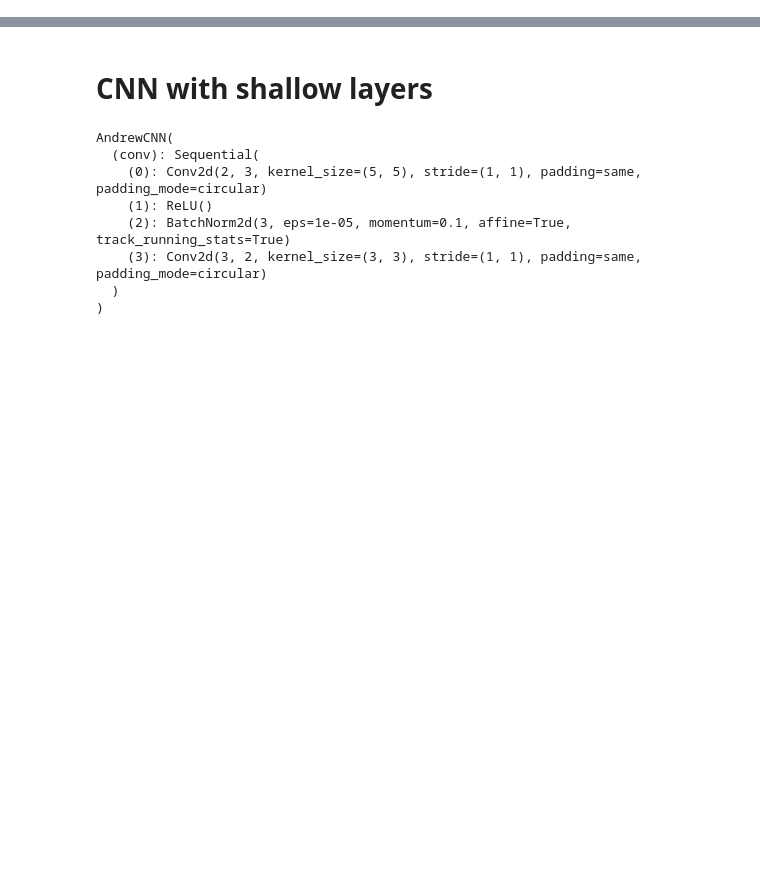
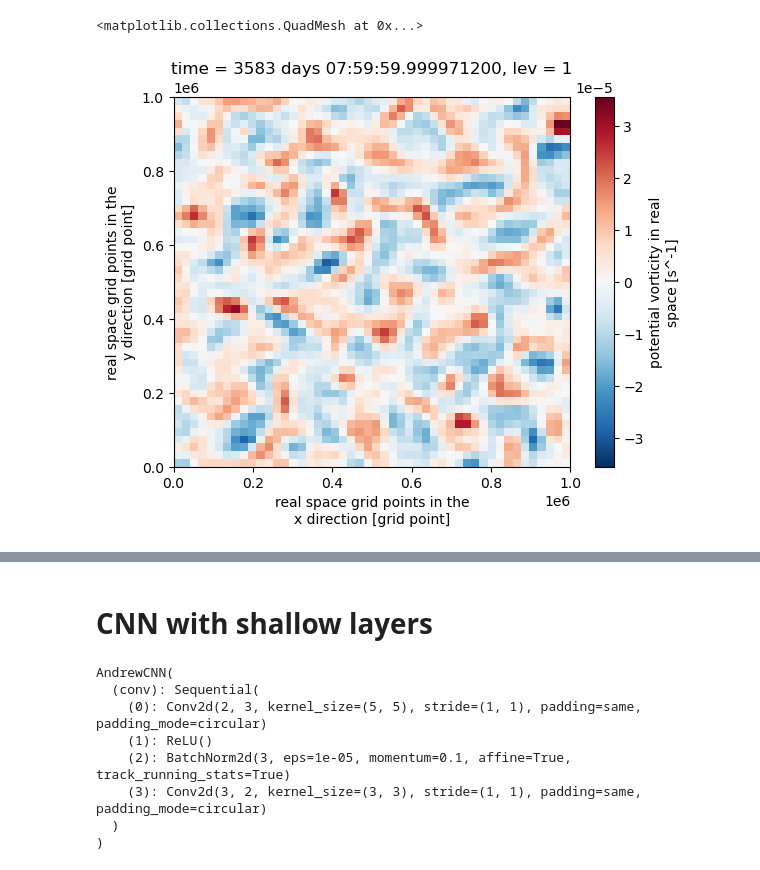
Before and after one commit to m2lines/pyqg_generative, a Jupyter notebook: notebooks/Shallow_CNNs.ipynb, the cells around one changed output, grey strips where cells are left out. Drawn from its saved outputs; the diff is of its cells as text; code cells hidden in the pictures; blank space fills up the shorter version.

```diff
--- a/notebooks/Shallow_CNNs.ipynb
+++ b/notebooks/Shallow_CNNs.ipynb
@@ -16,3 +16,5 @@ warnings.filterwarnings("ignore")
 # %% [output]
 [interactive output not drawn]
 [interactive output not drawn]
+# %%
+ds = xr.open_mfdataset('/scratch/pp2681/pyqg_generative/Reference-Default-scaled/eddy/Operator1-48/*.nc', combine='nested', concat_dim='run')
@@ -18,0 +23,8 @@ warnings.filterwarnings("ignore")
+# %%
+train = ds.isel(run=slice(0,1))
+train = xr.concat([train for i in range(250)], dim='run')
+# %%
+train.isel(time=-1,run=0,lev=0).q.plot()
+# %% [output]
+<matplotlib.collections.QuadMesh at 0x...>
+[figure, added]
```
Also changed, not shown: parts of 43 cells of this notebook, 10 other files.
